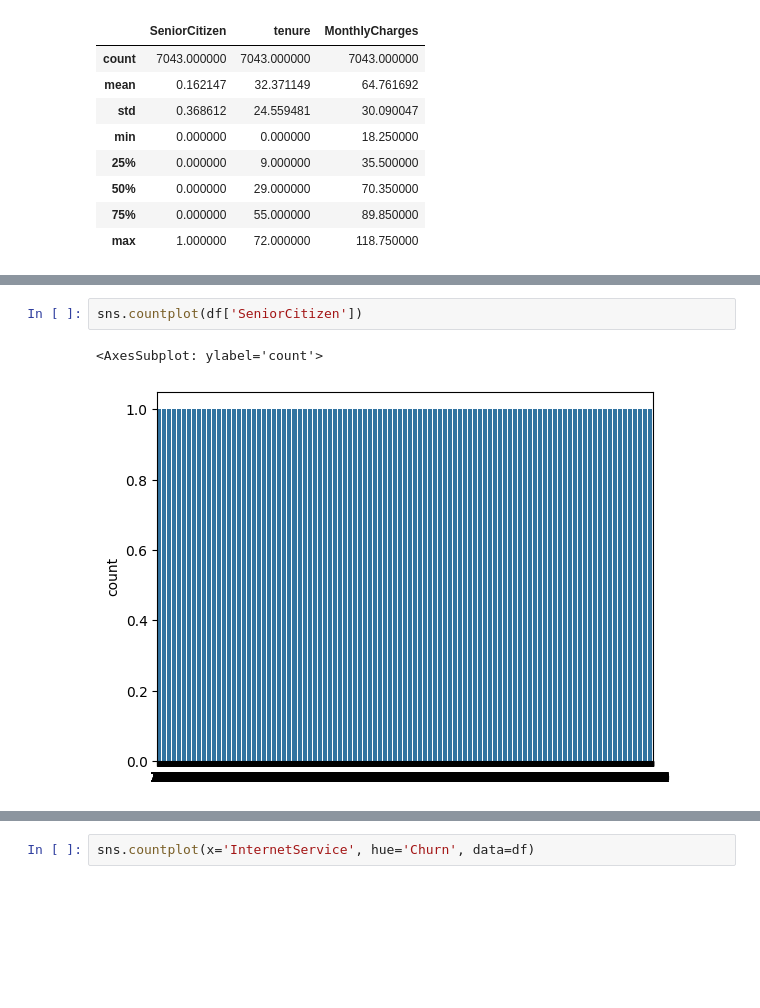
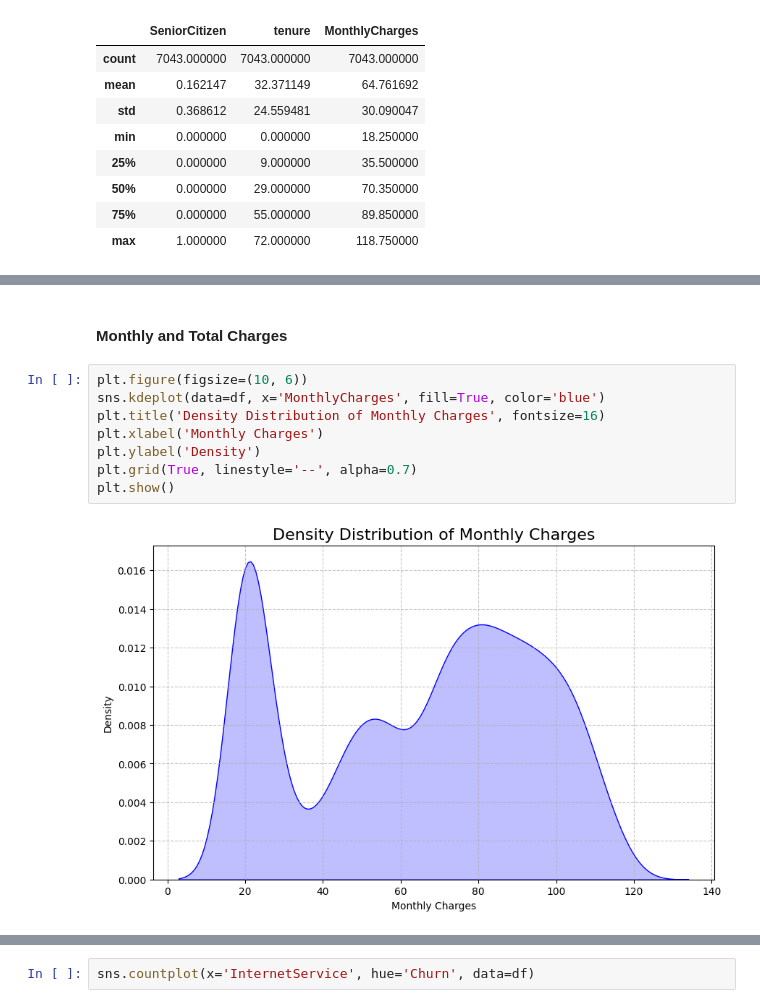
Before and after one commit to SergiDataAnalyst/customer_churn_prediction, a Jupyter notebook: customer_chur_prediction.ipynb, the cells around one changed output, grey strips where cells are left out. Cells and saved outputs as stored; diff of their text form; blank space fills up the shorter version.

```diff
--- a/customer_chur_prediction.ipynb
+++ b/customer_chur_prediction.ipynb
@@ -100,5 +93,12 @@ sns.countplot(df['Churn'])
-# %%
-sns.countplot(df['SeniorCitizen'])
-# %% [output]
-<AxesSubplot: ylabel='count'>
-[figure, removed]
+# %% [markdown]
+#### Monthly and Total Charges
+# %%
+plt.figure(figsize=(10, 6))
+sns.kdeplot(data=df, x='MonthlyCharges', fill=True, color='blue')
+plt.title('Density Distribution of Monthly Charges', fontsize=16)
+plt.xlabel('Monthly Charges')
+plt.ylabel('Density')
+plt.grid(True, linestyle='--', alpha=0.7)
+plt.show()
+# %% [output]
+[figure, added]
```
Also changed, not shown: parts of 8 cells of this notebook.
